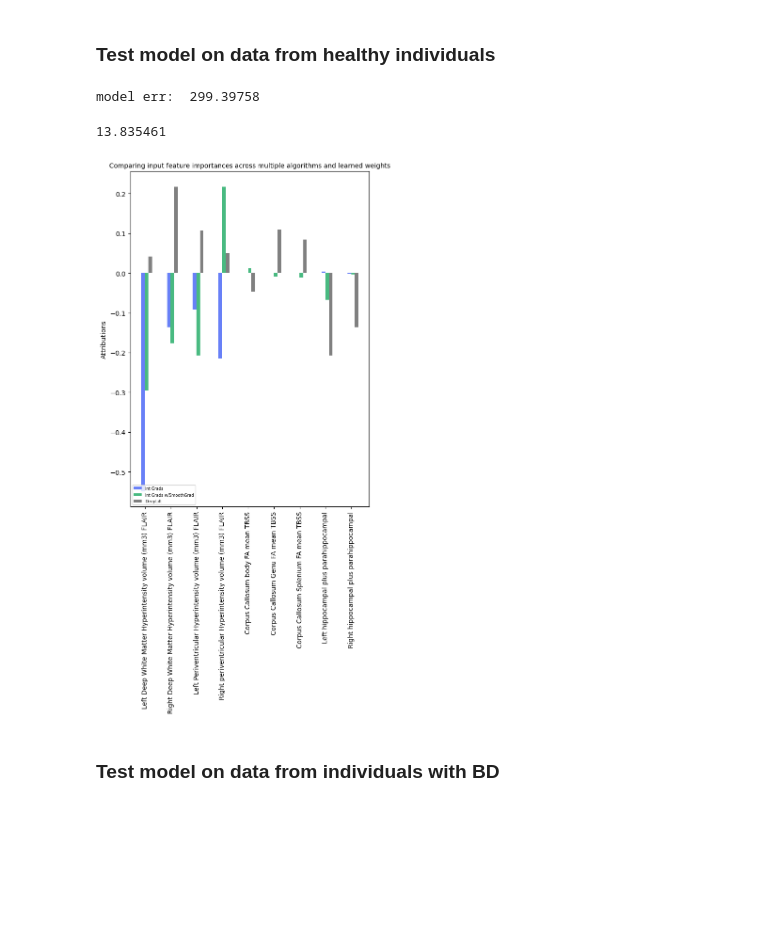
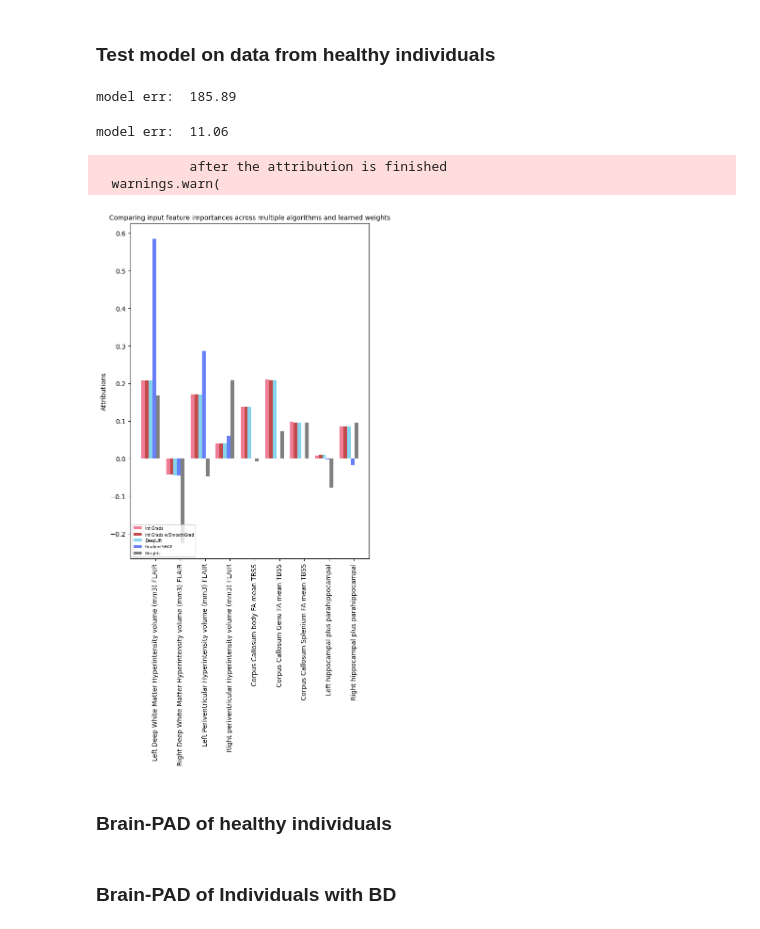
Before and after one commit to nghuixin/TSciM-Club_May2024, a Jupyter notebook: analysis/interpretability.ipynb, the cells around one changed output. Cells and saved outputs as stored; diff of their text form; code cells hidden in the pictures; blank space fills up the shorter version.

```diff
--- a/analysis/interpretability.ipynb
+++ b/analysis/interpretability.ipynb
@@ -178,2 +135,6 @@ BrainAgeModel(
+# %%
+
+datasets = TensorDataset(X_train, y_train)
+train_iter = DataLoader(datasets, best_params['batch_size'], shuffle=True)
 # %%
 criterion = nn.MSELoss(reduction='sum')
@@ -204,12 +155,12 @@ def train(model_inp, num_epochs = num_epochs):
 # %%
 model.eval()
 y_pred = model(X_test)
-err = (mean_squared_error(y_pred.detach().numpy(), y_test.detach().numpy()))
-
-print('model err: ', err)
+mse = (mean_squared_error(y_pred.detach().numpy(), y_test.detach().numpy()))
+print('model err: ', round(mse, 2))
 # %% [output]
-model err:  299.39758
+model err:  185.89
 # %%
-mean_absolute_error(y_pred.detach().numpy(), y_test.detach().numpy())
+mae = mean_absolute_error(y_pred.detach().numpy(), y_test.detach().numpy())
+print('model err: ', round(mae, 2))
 # %% [output]
-13.835461
+model err:  11.06
@@ -221,37 +167,76 @@ fa_attr_test = fa.attribute(X_test)
+# %%
+ig = IntegratedGradients(model)
+ig_nt = NoiseTunnel(ig)
+dl = DeepLift(model)
+gs = GradientShap(model)
+
+ig_attr_test = ig.attribute(X_test, n_steps=50)
+ig_nt_attr_test = ig_nt.attribute(X_test)
+dl_attr_test = dl.attribute(X_test)
+gs_attr_test = gs.attribute(X_test, X_train)
+# %% [output]
+            after the attribution is finished
+  warnings.warn(
 # %%
-features = HC_synthetic.iloc[:, 1:].columns
+feature_names = HC_synthetic.iloc[:, 1:].columns
 # %%
-# Sample data preparation and other variables might be defined here
-# Since I don't have access to your specific data or full code, this is an example modification
+
+ig_attr_test_sum = ig_attr_test.detach().numpy().sum(0)
+ig_attr_test_norm_sum = ig_attr_test_sum / np.linalg.norm(ig_attr_test_sum, ord=1)
+
+ig_nt_attr_test_sum = ig_nt_attr_test.detach().numpy().sum(0)
+ig_nt_attr_test_norm_sum = ig_nt_attr_test_sum / np.linalg.norm(ig_nt_attr_test_sum, ord=1)
+
+dl_attr_test_sum = dl_attr_test.detach().numpy().sum(0)
+dl_attr_test_norm_sum = dl_attr_test_sum / np.linalg.norm(dl_attr_test_sum, ord=1)
+
+gs_attr_test_sum = gs_attr_test.detach().numpy().sum(0)
+gs_attr_test_norm_sum = gs_attr_test_sum / np.linalg.norm(gs_attr_test_sum, ord=1)
+
+lin_weight = model.lin1.weight[0].detach().numpy()
+y_axis_lin_weight = lin_weight / np.linalg.norm(lin_weight, ord=1)
+
+width = 0.14
+legends = ['Int Grads', 'Int Grads w/SmoothGrad','DeepLift', 'GradientSHAP', 'Feature Ablation', 'Weights']
+
+
+x_axis_data = np.arange(X_test.shape[1])
+x_axis_data_labels = list(map(lambda idx: feature_names[idx], x_axis_data))
 
 plt.figure(figsize=(6, 12))
 ax = plt.subplot()
 ax.set_title('Comparing input feature importances across multiple algorithms and learned weights')
 ax.set_ylabel('Attributions')
 
 FONT_SIZE = 10
 plt.rc('font', size=FONT_SIZE)            # fontsize of the text sizes
 plt.rc('axes', titlesize=FONT_SIZE)       # fontsize of the axes title
 plt.rc('axes', labelsize=FONT_SIZE)       # fontsize of the x and y labels
 plt.rc('legend', fontsize=FONT_SIZE - 4)  # fontsize of the legend
 
-width = 0.14  # Assuming this variable setup exists
+width = 0.15  # Assuming this variable setup exists
 
-# Assuming that x_axis_data and plotting data are set up correctly
+ax.bar(x_axis_data, ig_attr_test_norm_sum, width, align='center', alpha=0.8, color='#eb5e7c')
+ax.bar(x_axis_data + width, ig_nt_attr_test_norm_sum, width, align='center', alpha=0.7, color='#A90000')
+ax.bar(x_axis_data + 2 * width, dl_attr_test_norm_sum, width, align='center', alpha=0.6, color='#34b8e0')
 ax.bar(x_axis_data + 3 * width, gs_attr_test_norm_sum, width, align='center',  alpha=0.8, color='#4260f5')
-ax.bar(x_axis_data + 4 * width, fa_attr_test_norm_sum, width, align='center', alpha=1.0, color='#49ba81')
-ax.bar(x_axis_data + 5 * width, y_axis_lin_weight, width, align='center', alpha=1.0, color='grey')
+ax.bar(x_axis_data + 4 * width, y_axis_lin_weight, width, align='center', alpha=1.0, color='grey')
+ax.autoscale_view()
+plt.tight_layout()
 
 ax.set_xticks(x_axis_data + 0.5)  # Adjust as per your code structure
 ax.set_xticklabels(x_axis_data_labels, rotation=90)  # Rotation added here
+legends = ['Int Grads', 'Int Grads w/SmoothGrad','DeepLift', 'GradientSHAP',  'Weights']
 
 plt.legend(legends, loc=3)
 plt.tight_layout()  # Ensures everything fits without overlap
 plt.show()
 # %% [output]
-[figure, old version]
+[figure, new version]
-# %% [markdown]
-### Test model on data from individuals with BD
+# %% [markdown]
+### Brain-PAD of healthy individuals
+# %% [markdown]
+### Brain-PAD of Individuals with BD
 # %%
 pattern = 'FLAIR|Corpus Callosum|hippocampal plus parahippocampal|Age'
 BD_X = selectFeatures(BD_synthetic, pattern)
```
Also changed, not shown: parts of 13 cells of this notebook, 5 other files.
